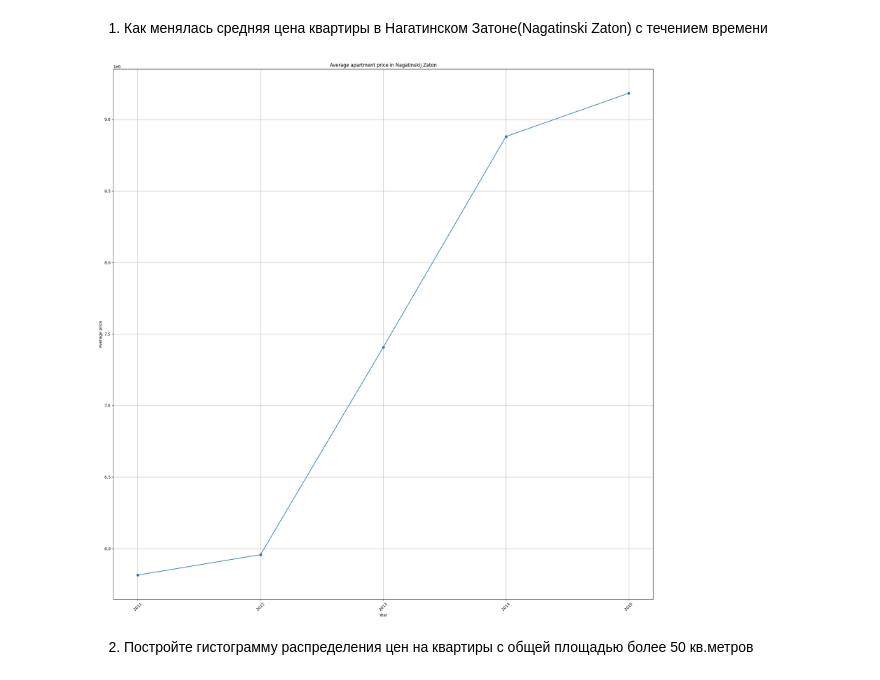
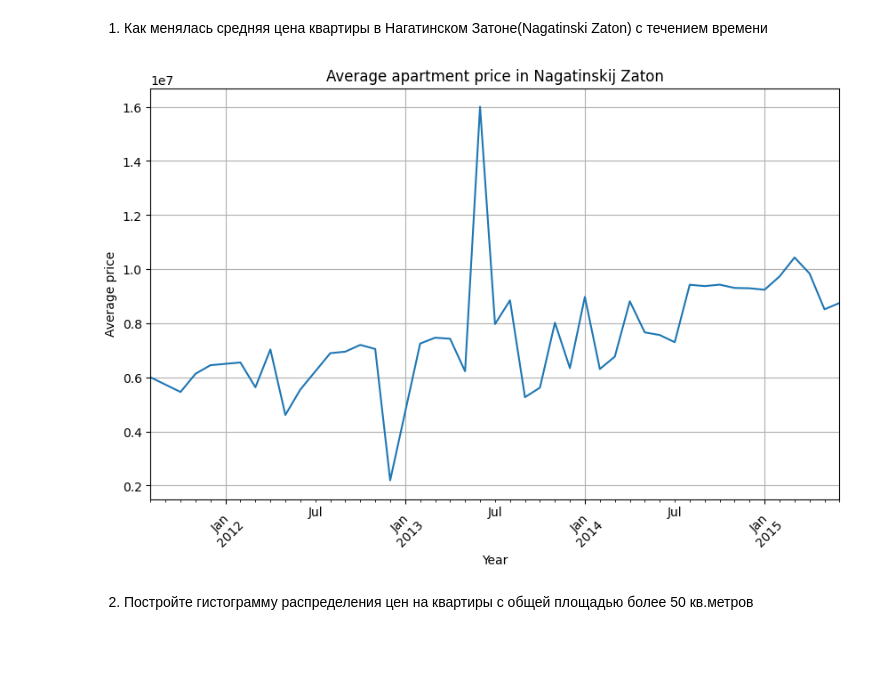
Before and after one commit to mariyaaach/ML_MAI, a Jupyter notebook: lab1_var4/Lab1_4.ipynb, the cells around one changed output. Cells and saved outputs as stored; diff of their text form; code cells hidden in the pictures; blank space fills up the shorter version.

```diff
--- a/lab1_var4/Lab1_4.ipynb
+++ b/lab1_var4/Lab1_4.ipynb
@@ -252,25 +252,20 @@ import matplotlib.pyplot as plt
 # %% [markdown]
 1. Как менялась средняя цена квартиры в Нагатинском Затоне(Nagatinski Zaton) с течением времени
 # %%
-df['timestamp'] = pd.to_datetime(df['timestamp'])
+df_nagatinski = df[df['sub_area'] == 'Nagatinskij Zaton'].copy()
+df_nagatinski['timestamp'] = pd.to_datetime(df_nagatinski['timestamp'])
+df_nagatinski_grouped = df_nagatinski.groupby(df_nagatinski['timestamp'].dt.to_period("M"))['price_doc'].mean()
 
-df_nagatinski = df[df['sub_area'] == 'Nagatinskij Zaton'].copy()
-
-df_nagatinski.loc[:, 'year'] = df_nagatinski['timestamp'].dt.year
-
-average_price_per_year = df_nagatinski.groupby('year')['price_doc'].mean().reset_index()
-
-plt.figure(figsize=(20, 20))
-plt.plot(average_price_per_year['year'], average_price_per_year['price_doc'], marker='o')
+plt.figure(figsize=(10, 6))
+df_nagatinski_grouped.plot()
 plt.title('Average apartment price in Nagatinskij Zaton')
 plt.xlabel('Year')
 plt.ylabel('Average price')
-plt.grid()
-plt.xticks(average_price_per_year['year'], rotation=45)
-plt.tight_layout()
+plt.xticks(rotation=45)
+plt.grid(True)
 plt.show()
 # %% [output]
-[figure, old version]
+[figure, new version]
 # %% [markdown]
 2. Постройте гистограмму распределения цен на квартиры с общей площадью более 50 кв.метров
 # %%
```
